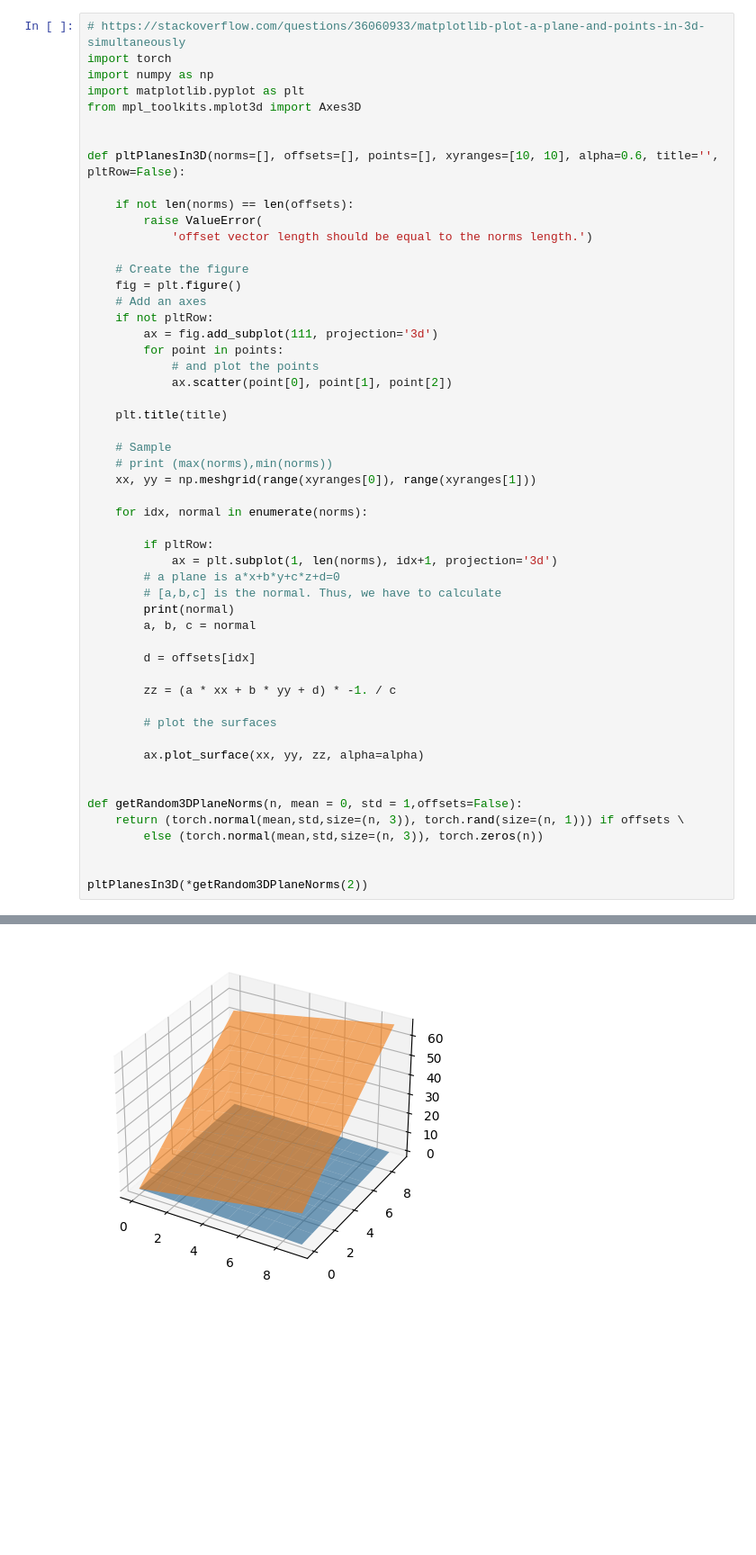
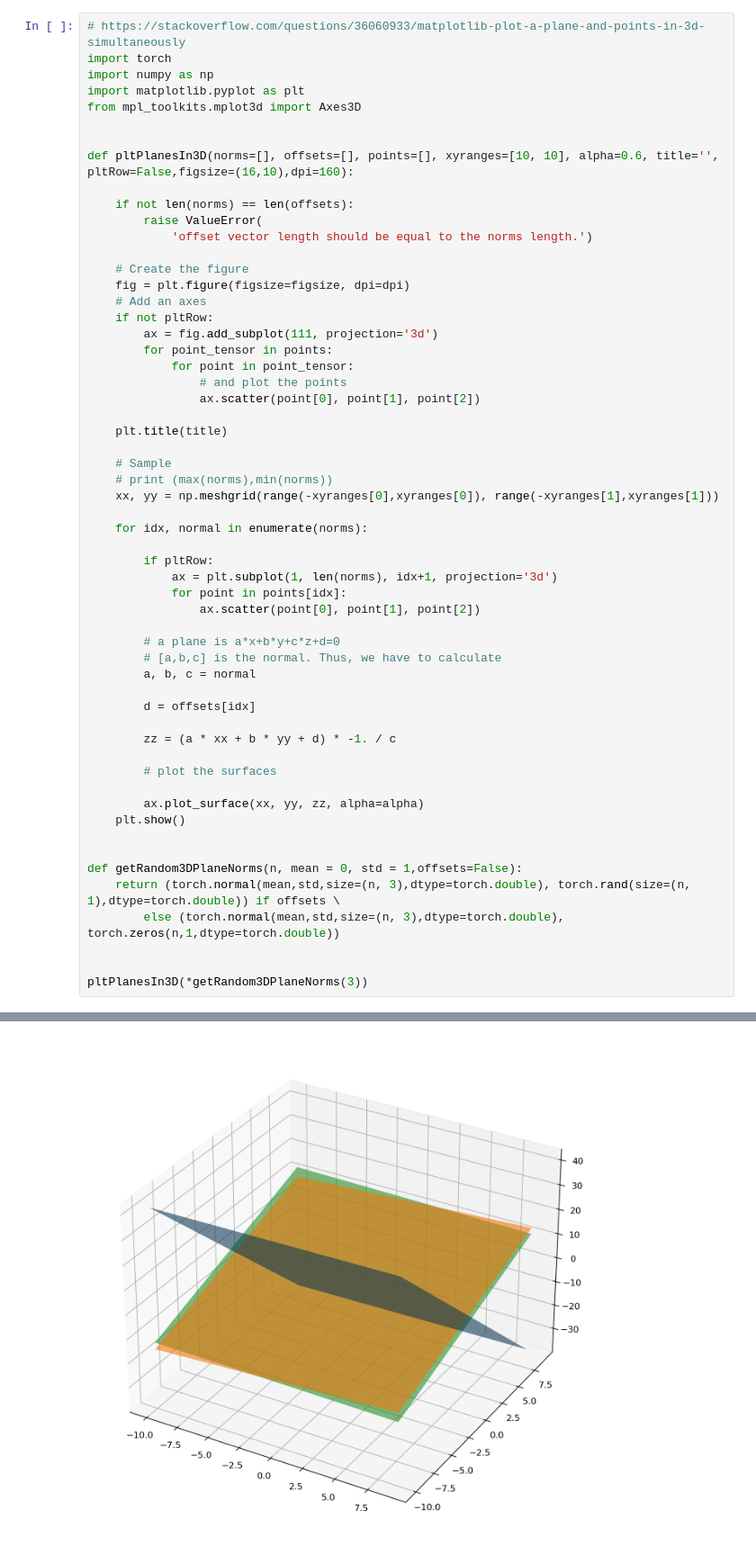
Before and after one commit to Ehsan2754/bcs23, a Jupyter notebook: notebooks/data_generation.ipynb, the cells around one changed output, grey strips where cells are left out. Shown at 90% size. Saved outputs shown, nothing was run; the diff lists cells and outputs as text; blank space fills up the shorter version.

```diff
--- a/notebooks/data_generation.ipynb
+++ b/notebooks/data_generation.ipynb
@@ -6,34 +8,37 @@ import matplotlib.pyplot as plt
 from mpl_toolkits.mplot3d import Axes3D
 
 
-def pltPlanesIn3D(norms=[], offsets=[], points=[], xyranges=[10, 10], alpha=0.6, title='', pltRow=False):
+def pltPlanesIn3D(norms=[], offsets=[], points=[], xyranges=[10, 10], alpha=0.6, title='', pltRow=False,figsize=(16,10),dpi=160):
 
     if not len(norms) == len(offsets):
         raise ValueError(
             'offset vector length should be equal to the norms length.')
 
     # Create the figure
-    fig = plt.figure()
+    fig = plt.figure(figsize=figsize, dpi=dpi)
     # Add an axes
     if not pltRow:
         ax = fig.add_subplot(111, projection='3d')
-        for point in points:
-            # and plot the points
-            ax.scatter(point[0], point[1], point[2])
+        for point_tensor in points:
+            for point in point_tensor:
+                # and plot the points
+                ax.scatter(point[0], point[1], point[2])
 
     plt.title(title)
 
     # Sample
     # print (max(norms),min(norms))
-    xx, yy = np.meshgrid(range(xyranges[0]), range(xyranges[1]))
+    xx, yy = np.meshgrid(range(-xyranges[0],xyranges[0]), range(-xyranges[1],xyranges[1]))
 
     for idx, normal in enumerate(norms):
 
         if pltRow:
             ax = plt.subplot(1, len(norms), idx+1, projection='3d')
+            for point in points[idx]:
+                ax.scatter(point[0], point[1], point[2])
+
         # a plane is a*x+b*y+c*z+d=0
         # [a,b,c] is the normal. Thus, we have to calculate
-        print(normal)
         a, b, c = normal
 
         d = offsets[idx]
@@ -43,12 +48,13 @@ def pltPlanesIn3D(norms=[], offsets=[], points=[], xyranges=[10, 10], alpha=0.6,
         # plot the surfaces
 
         ax.plot_surface(xx, yy, zz, alpha=alpha)
+    plt.show()
 
 
 def getRandom3DPlaneNorms(n, mean = 0, std = 1,offsets=False):
-    return (torch.normal(mean,std,size=(n, 3)), torch.rand(size=(n, 1))) if offsets \
-        else (torch.normal(mean,std,size=(n, 3)), torch.zeros(n))
+    return (torch.normal(mean,std,size=(n, 3),dtype=torch.double), torch.rand(size=(n, 1),dtype=torch.double)) if offsets \
+        else (torch.normal(mean,std,size=(n, 3),dtype=torch.double), torch.zeros(n,1,dtype=torch.double))
 
 
-pltPlanesIn3D(*getRandom3DPlaneNorms(2))
+pltPlanesIn3D(*getRandom3DPlaneNorms(3))
 # %% [output]
@@ -57 +61 @@ tensor([-0.5070, -1.8794,  0.3222])
-[figure, old version]
+[figure, new version]
```
Also changed, not shown: parts of 5 cells of this notebook.
